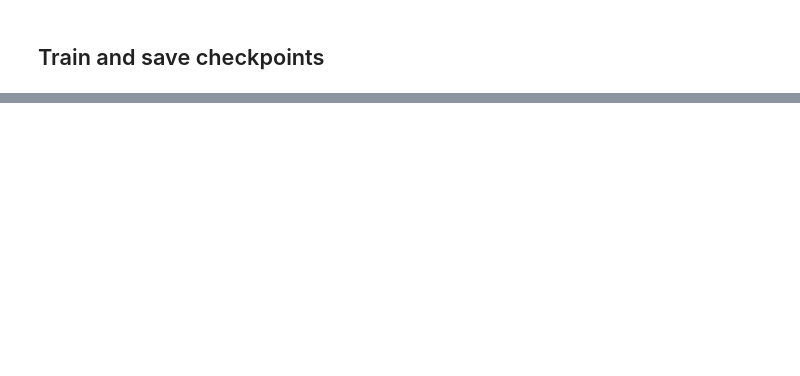
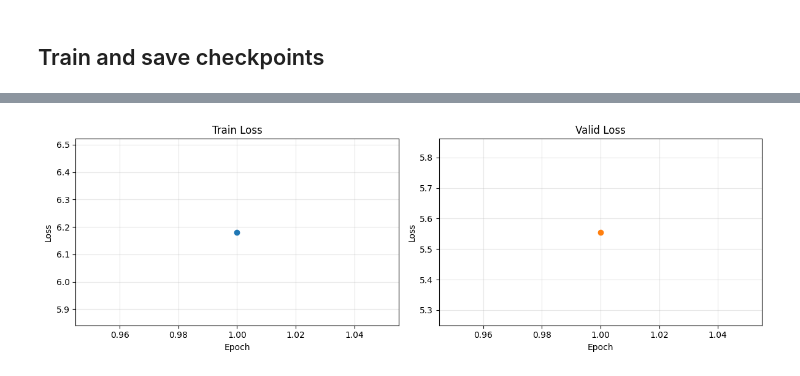
Before and after one commit to songhahyun/seq2seq-transformer, a Jupyter notebook: notebooks/02_train_model.ipynb, the cells around one changed output, grey strips where cells are left out. Cells and saved outputs as stored; diff of their text form; code cells hidden in the pictures; blank space fills up the shorter version.

Commit message:
update model train parameters

```diff
--- a/notebooks/02_train_model.ipynb
+++ b/notebooks/02_train_model.ipynb
@@ -184,0 +231,25 @@ history
+# %%
+import matplotlib.pyplot as plt
+
+epochs = [item["epoch"] for item in history]
+train_losses = [item["train_loss"] for item in history]
+valid_losses = [item["valid_loss"] for item in history]
+
+fig, axes = plt.subplots(1, 2, figsize=(12, 4), sharex=True)
+
+axes[0].plot(epochs, train_losses, marker="o", color="tab:blue")
+axes[0].set_title("Train Loss")
+axes[0].set_xlabel("Epoch")
+axes[0].set_ylabel("Loss")
+axes[0].grid(True, alpha=0.3)
+
+axes[1].plot(epochs, valid_losses, marker="o", color="tab:orange")
+axes[1].set_title("Valid Loss")
+axes[1].set_xlabel("Epoch")
+axes[1].set_ylabel("Loss")
+axes[1].grid(True, alpha=0.3)
+
+plt.tight_layout()
+plt.show()
+# %% [output]
+[figure, added]
```
Also changed, not shown: parts of 11 cells of this notebook, 1 other file.
